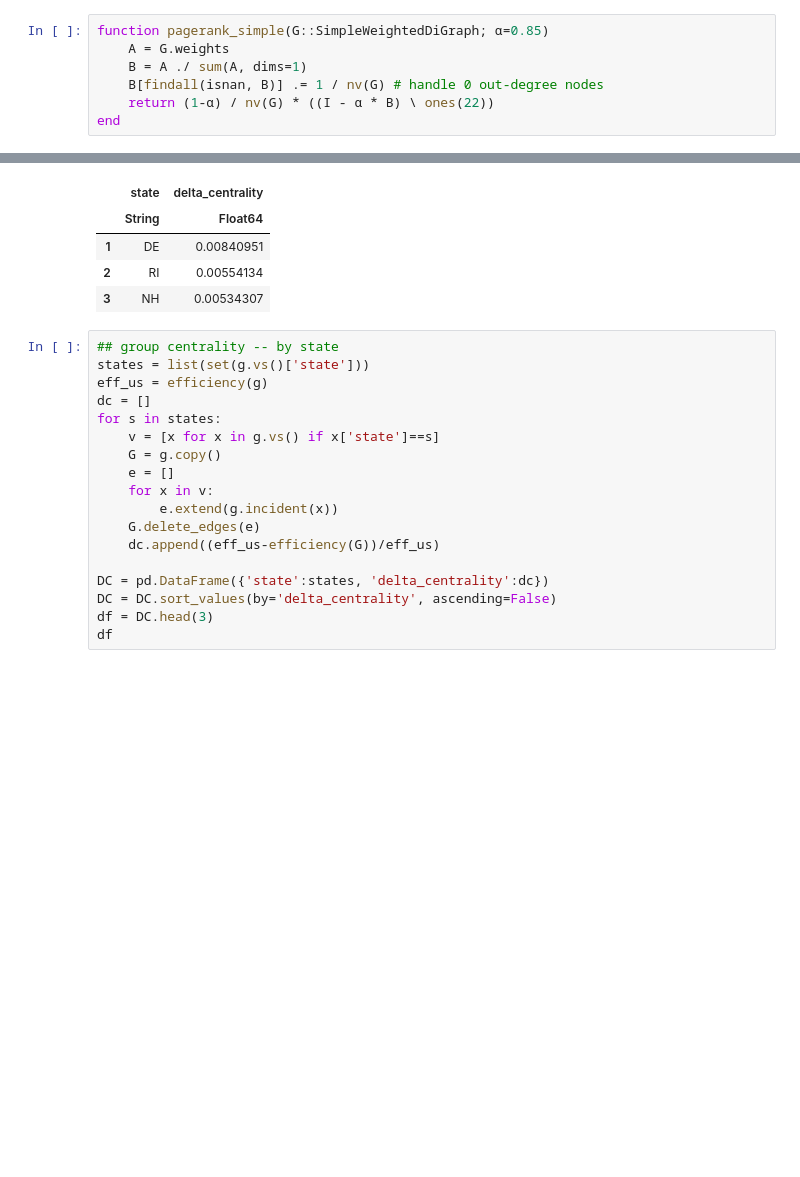
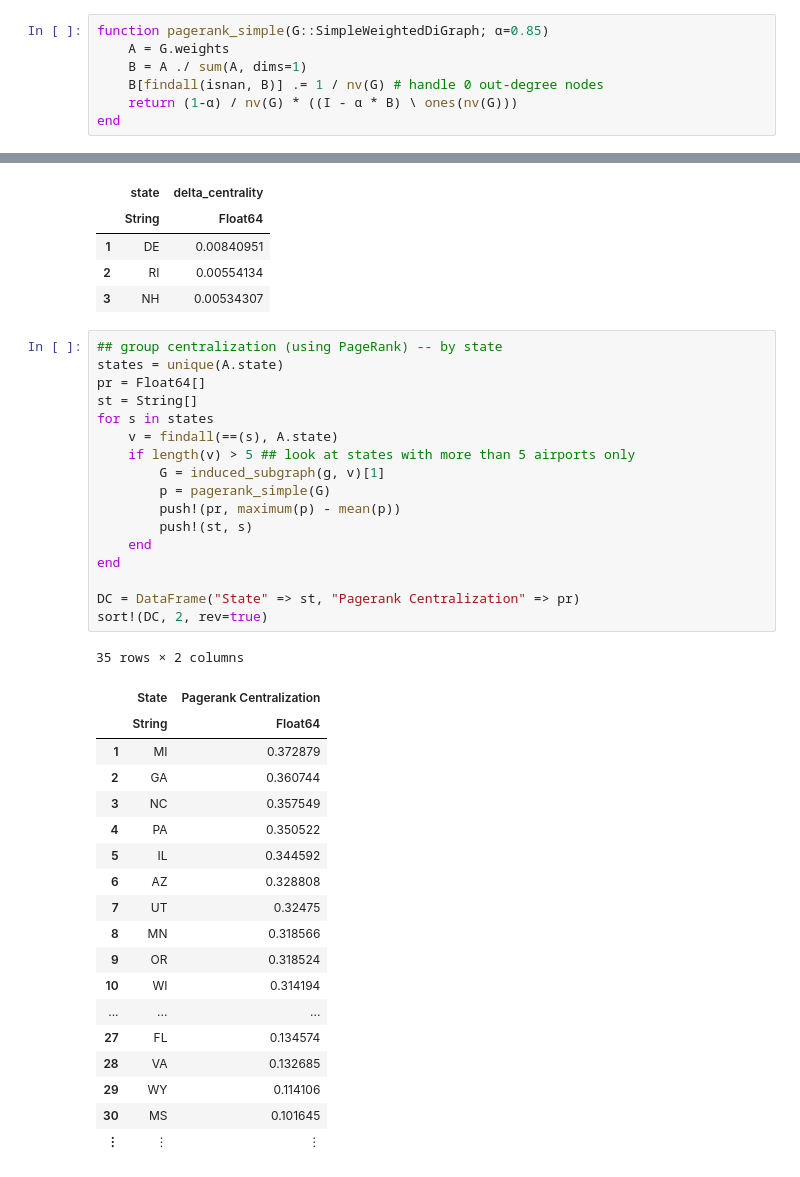
Before and after one commit to ftheberge/GraphMiningNotebooks, a Jupyter notebook: Julia_Notebooks/Chapter_3.ipynb, the cells around one changed output, grey strips where cells are left out. Saved outputs shown, nothing was run; the diff lists cells and outputs as text; blank space fills up the shorter version.

```diff
--- a/Julia_Notebooks/Chapter_3.ipynb
+++ b/Julia_Notebooks/Chapter_3.ipynb
@@ -179,7 +179,7 @@ function pagerank_simple(G::SimpleWeightedDiGraph; α=0.85)
     A = G.weights
     B = A ./ sum(A, dims=1)
     B[findall(isnan, B)] .= 1 / nv(G) # handle 0 out-degree nodes
-    return (1-α) / nv(G) * ((I - α * B) \ ones(22))
+    return (1-α) / nv(G) * ((I - α * B) \ ones(nv(G)))
 end
 # %% [output]
 pagerank_simple (generic function with 1 method)
@@ -494,21 +487,40 @@ last(DC, 3)
 | 1 | DE | 0.00840951 |
 | 2 | RI | 0.00554134 |
 | 3 | NH | 0.00534307 |
-# %%
-## group centrality -- by state
-states = list(set(g.vs()['state']))
-eff_us = efficiency(g)
-dc = []
-for s in states:
-    v = [x for x in g.vs() if x['state']==s]
-    G = g.copy()
-    e = []
-    for x in v:
-        e.extend(g.incident(x))
-    G.delete_edges(e)
-    dc.append((eff_us-efficiency(G))/eff_us)
-
-DC = pd.DataFrame({'state':states, 'delta_centrality':dc})
-DC = DC.sort_values(by='delta_centrality', ascending=False)
-df = DC.head(3)
-df
+# %%
+## group centralization (using PageRank) -- by state
+states = unique(A.state)
+pr = Float64[]
+st = String[]
+for s in states
+    v = findall(==(s), A.state)
+    if length(v) > 5 ## look at states with more than 5 airports only
+        G = induced_subgraph(g, v)[1]
+        p = pagerank_simple(G)
+        push!(pr, maximum(p) - mean(p))
+        push!(st, s)
+    end
+end
+
+DC = DataFrame("State" => st, "Pagerank Centralization" => pr)
+sort!(DC, 2, rev=true)
+# %% [output]
+35 rows × 2 columns
+|  | State | Pagerank Centralization |
+|  | String | Float64 |
+| 1 | MI | 0.372879 |
+| 2 | GA | 0.360744 |
+| 3 | NC | 0.357549 |
+| 4 | PA | 0.350522 |
+| 5 | IL | 0.344592 |
+| 6 | AZ | 0.328808 |
+| 7 | UT | 0.32475 |
+| 8 | MN | 0.318566 |
+| 9 | OR | 0.318524 |
+| 10 | WI | 0.314194 |
+| ... | ... | ... |
+| 27 | FL | 0.134574 |
+| 28 | VA | 0.132685 |
+| 29 | WY | 0.114106 |
+| 30 | MS | 0.101645 |
+| ⋮ | ⋮ | ⋮ |
```
Also changed, not shown: parts of 14 cells of this notebook.
